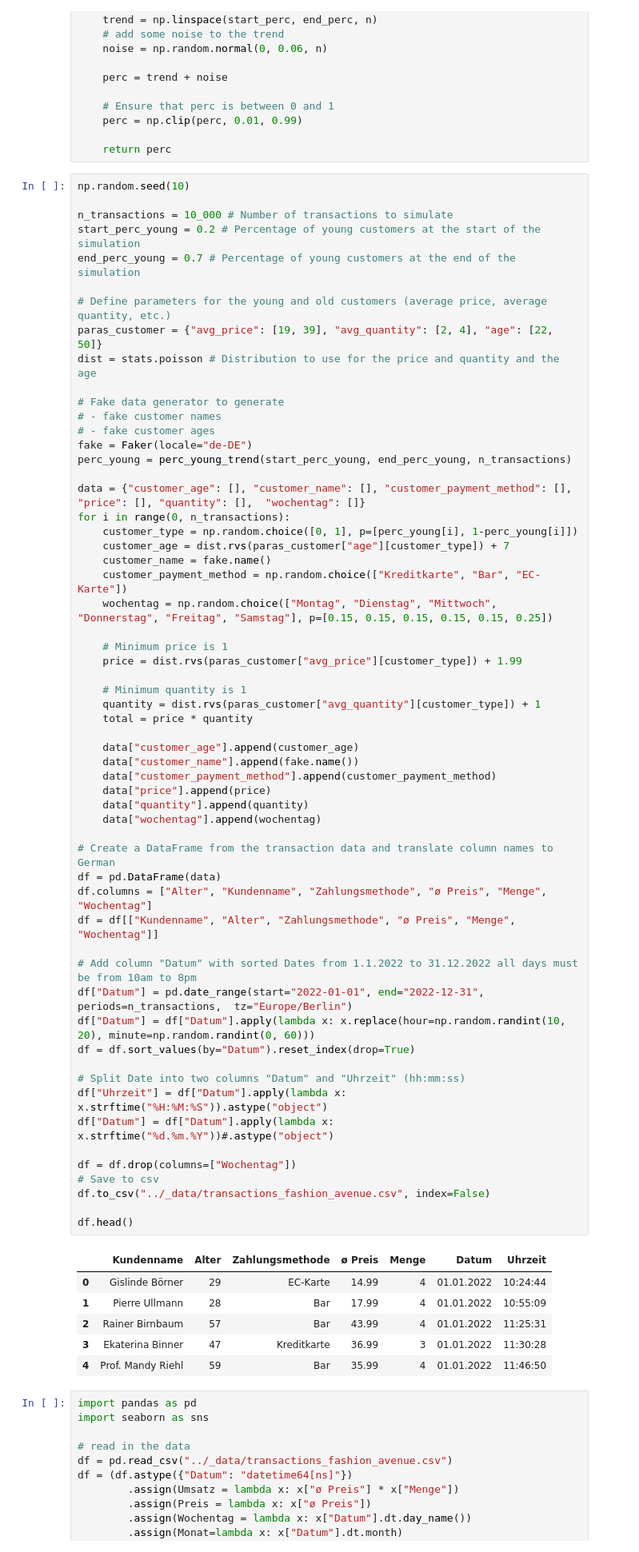
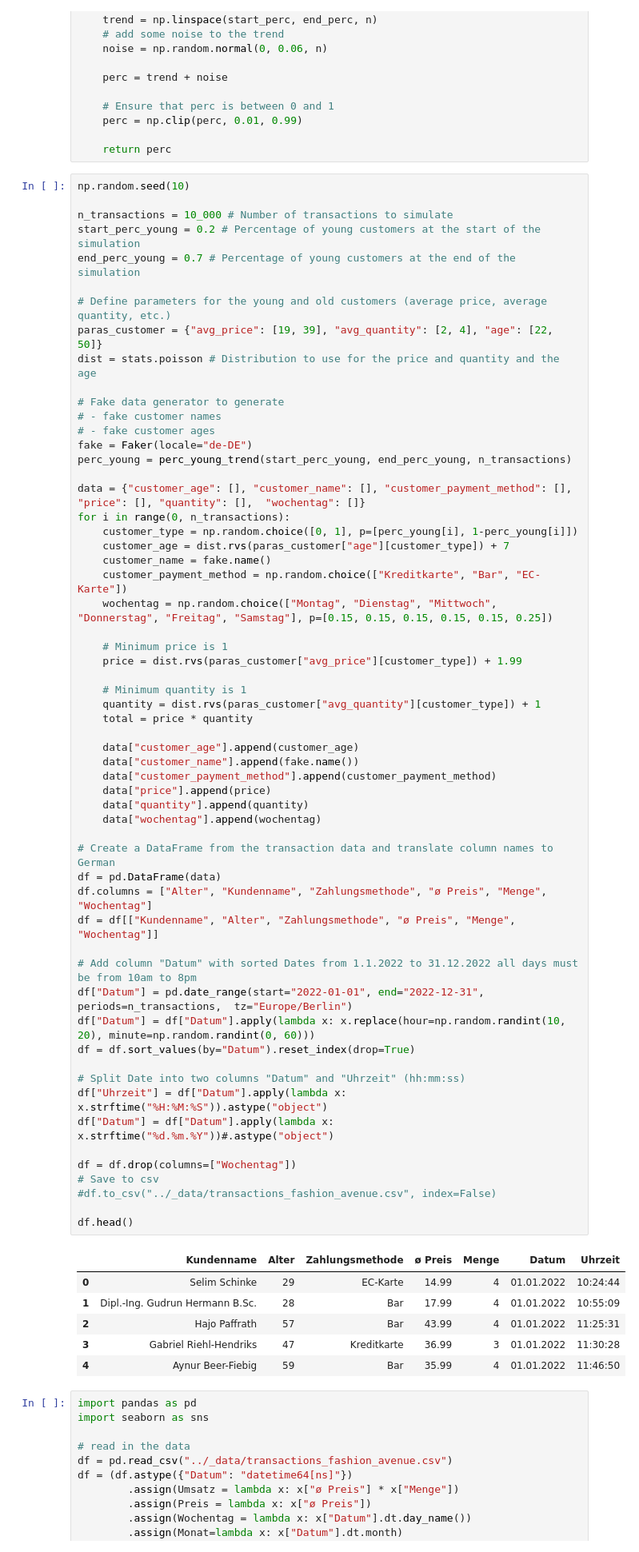
Before and after one commit to fredzett/BA-C, a Jupyter notebook: Chapters/sandbox.ipynb, the cells around one changed output. Shown: that part at 80% size. Drawn from its saved outputs; the diff is of its cells as text.

```diff
--- a/Chapters/sandbox.ipynb
+++ b/Chapters/sandbox.ipynb
@@ -242,39 +164,39 @@ for i in range(0, n_transactions):
     quantity = dist.rvs(paras_customer["avg_quantity"][customer_type]) + 1
     total = price * quantity
 
     data["customer_age"].append(customer_age)
     data["customer_name"].append(fake.name())
     data["customer_payment_method"].append(customer_payment_method)
     data["price"].append(price)
     data["quantity"].append(quantity)
     data["wochentag"].append(wochentag)
 
 # Create a DataFrame from the transaction data and translate column names to German
 df = pd.DataFrame(data)
 df.columns = ["Alter", "Kundenname", "Zahlungsmethode", "ø Preis", "Menge", "Wochentag"]
 df = df[["Kundenname", "Alter", "Zahlungsmethode", "ø Preis", "Menge", "Wochentag"]]
 
 # Add column "Datum" with sorted Dates from 1.1.2022 to 31.12.2022 all days must be from 10am to 8pm
 df["Datum"] = pd.date_range(start="2022-01-01", end="2022-12-31", periods=n_transactions,  tz="Europe/Berlin")
 df["Datum"] = df["Datum"].apply(lambda x: x.replace(hour=np.random.randint(10, 20), minute=np.random.randint(0, 60)))
 df = df.sort_values(by="Datum").reset_index(drop=True)
 
 # Split Date into two columns "Datum" and "Uhrzeit" (hh:mm:ss)
 df["Uhrzeit"] = df["Datum"].apply(lambda x: x.strftime("%H:%M:%S")).astype("object")
 df["Datum"] = df["Datum"].apply(lambda x: x.strftime("%d.%m.%Y"))#.astype("object")
 
 df = df.drop(columns=["Wochentag"])
 # Save to csv
-df.to_csv("../_data/transactions_fashion_avenue.csv", index=False)
+#df.to_csv("../_data/transactions_fashion_avenue.csv", index=False)
 
 df.head()
 # %% [output]
 |  | Kundenname | Alter | Zahlungsmethode | ø Preis | Menge | Datum | Uhrzeit |
-| 0 | Gislinde Börner | 29 | EC-Karte | 14.99 | 4 | 01.01.2022 | 10:24:44 |
-| 1 | Pierre Ullmann | 28 | Bar | 17.99 | 4 | 01.01.2022 | 10:55:09 |
-| 2 | Rainer Birnbaum | 57 | Bar | 43.99 | 4 | 01.01.2022 | 11:25:31 |
-| 3 | Ekaterina Binner | 47 | Kreditkarte | 36.99 | 3 | 01.01.2022 | 11:30:28 |
-| 4 | Prof. Mandy Riehl | 59 | Bar | 35.99 | 4 | 01.01.2022 | 11:46:50 |
+| 0 | Selim Schinke | 29 | EC-Karte | 14.99 | 4 | 01.01.2022 | 10:24:44 |
+| 1 | Dipl.-Ing. Gudrun Hermann B.Sc. | 28 | Bar | 17.99 | 4 | 01.01.2022 | 10:55:09 |
+| 2 | Hajo Paffrath | 57 | Bar | 43.99 | 4 | 01.01.2022 | 11:25:31 |
+| 3 | Gabriel Riehl-Hendriks | 47 | Kreditkarte | 36.99 | 3 | 01.01.2022 | 11:30:28 |
+| 4 | Aynur Beer-Fiebig | 59 | Bar | 35.99 | 4 | 01.01.2022 | 11:46:50 |
 # %%
 import pandas as pd
 import seaborn as sns
```
Also changed, not shown: parts of 44 cells of this notebook, 17 other files.
